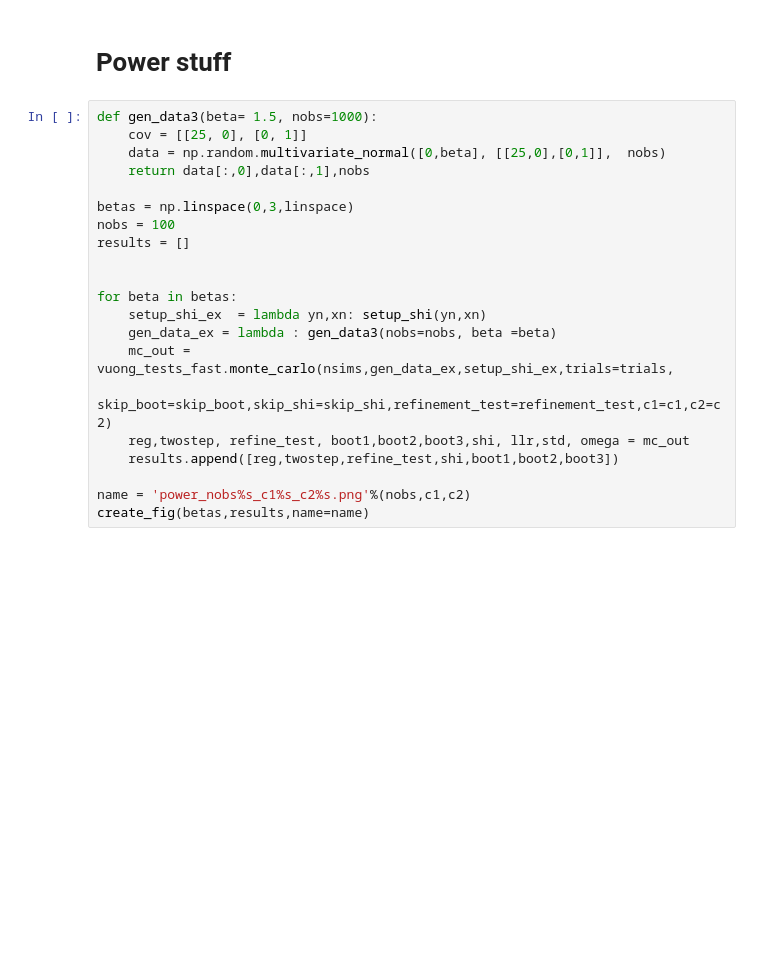
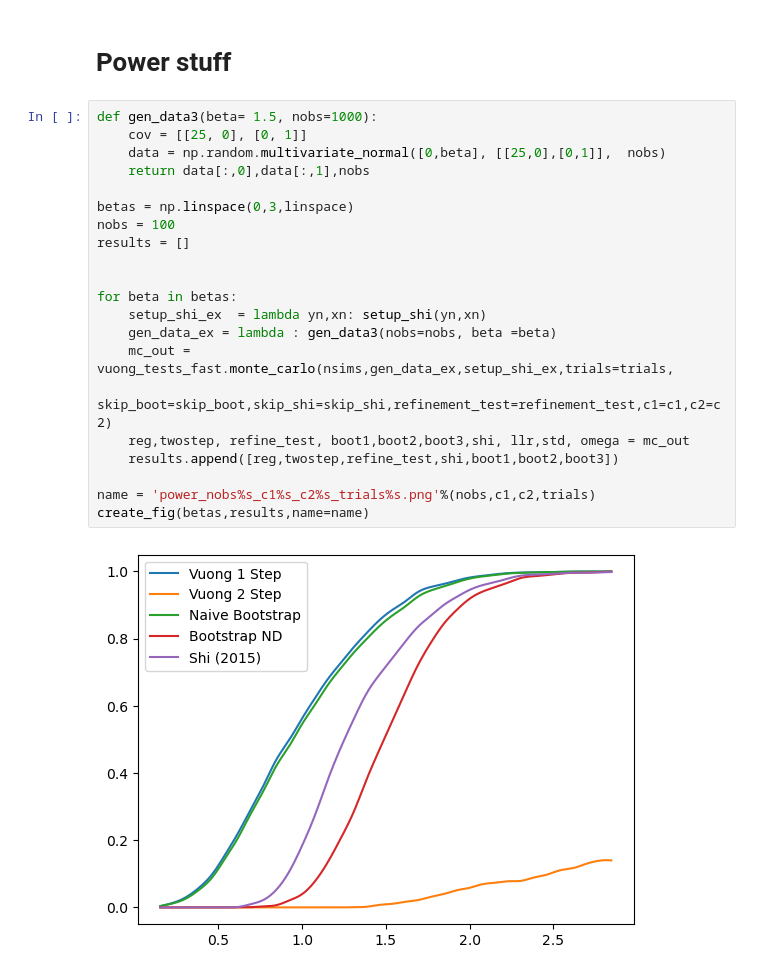
Before and after one commit to ericschulman/testing, a Jupyter notebook: shi_ex2/shi_examples_2_plot_mc_paper.ipynb, the cells around one changed output. Drawn from its saved outputs; the diff is of its cells as text; blank space fills up the shorter version.

```diff
--- a/shi_ex2/shi_examples_2_plot_mc_paper.ipynb
+++ b/shi_ex2/shi_examples_2_plot_mc_paper.ipynb
@@ -154,24 +165,26 @@ create_fig(betas,results,name=name)
 # %%
 def gen_data3(beta= 1.5, nobs=1000):
     cov = [[25, 0], [0, 1]]
     data = np.random.multivariate_normal([0,beta], [[25,0],[0,1]],  nobs)
     return data[:,0],data[:,1],nobs
 
 betas = np.linspace(0,3,linspace)
 nobs = 100
 results = []
 
 
 for beta in betas:
     setup_shi_ex  = lambda yn,xn: setup_shi(yn,xn)
     gen_data_ex = lambda : gen_data3(nobs=nobs, beta =beta)
     mc_out = vuong_tests_fast.monte_carlo(nsims,gen_data_ex,setup_shi_ex,trials=trials,
                                           skip_boot=skip_boot,skip_shi=skip_shi,refinement_test=refinement_test,c1=c1,c2=c2)
     reg,twostep, refine_test, boot1,boot2,boot3,shi, llr,std, omega = mc_out
     results.append([reg,twostep,refine_test,shi,boot1,boot2,boot3])
 
-name = 'power_nobs%s_c1%s_c2%s.png'%(nobs,c1,c2)
+name = 'power_nobs%s_c1%s_c2%s_trials%s.png'%(nobs,c1,c2,trials)
 create_fig(betas,results,name=name)
+# %% [output]
+[figure, added]
 # %%
 betas = np.linspace(0,3,linspace)
 nobs = 250
```
Also changed, not shown: parts of 7 cells of this notebook, 3 other files.
